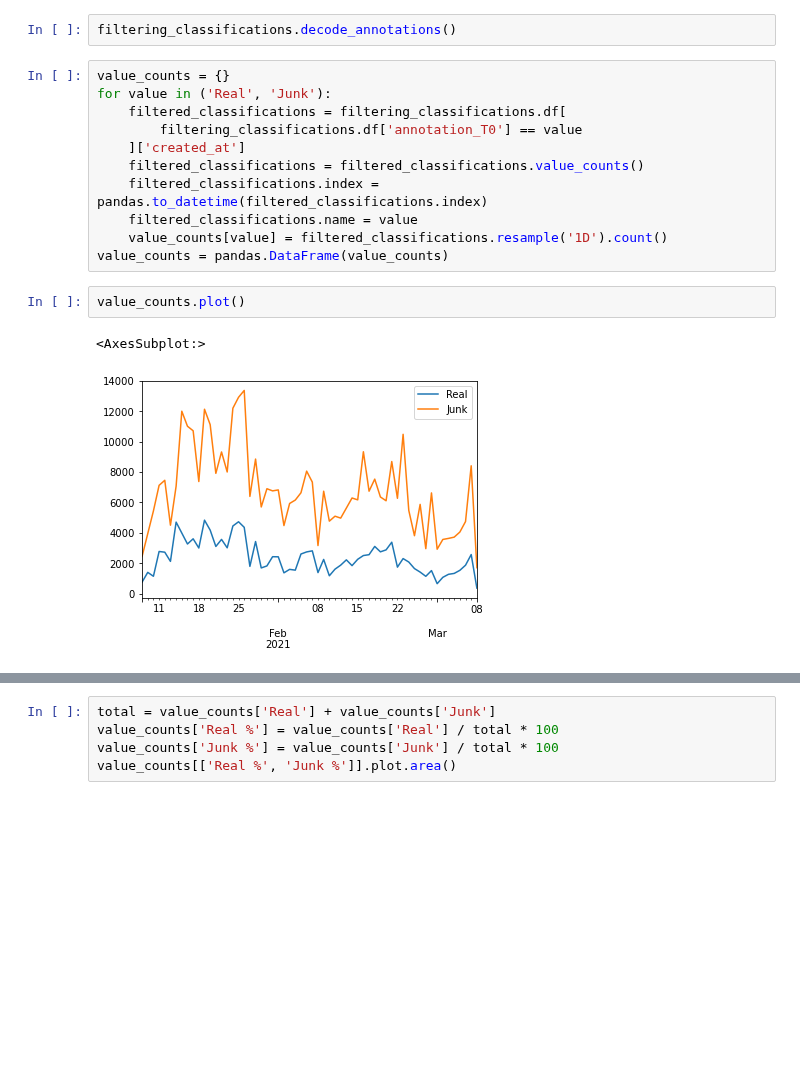
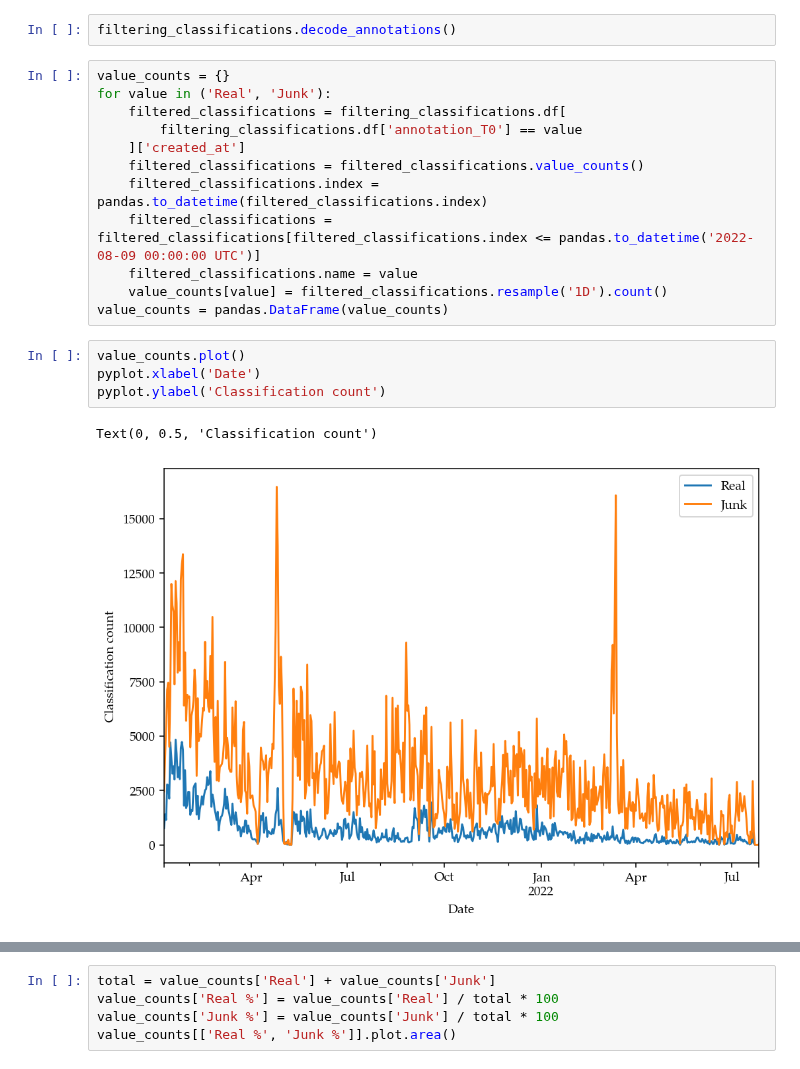
Before and after one commit to adammcmaster/superwasp-tools, a Jupyter notebook: junk_vs_real_classifications.ipynb, the cells around one changed output, grey strips where cells are left out. Saved outputs shown, nothing was run; the diff lists cells and outputs as text; blank space fills up the shorter version.

```diff
--- a/junk_vs_real_classifications.ipynb
+++ b/junk_vs_real_classifications.ipynb
@@ -21,14 +31,17 @@ for value in ('Real', 'Junk'):
     ]['created_at']
     filtered_classifications = filtered_classifications.value_counts()
     filtered_classifications.index = pandas.to_datetime(filtered_classifications.index)
+    filtered_classifications = filtered_classifications[filtered_classifications.index <= pandas.to_datetime('2022-08-09 00:00:00 UTC')]
     filtered_classifications.name = value
     value_counts[value] = filtered_classifications.resample('1D').count()
 value_counts = pandas.DataFrame(value_counts)
-# %%
-value_counts.plot()
-# %% [output]
-<AxesSubplot:>
-[figure, removed]
+# %%
+value_counts.plot()
+pyplot.xlabel('Date')
+pyplot.ylabel('Classification count')
+# %% [output]
+Text(0, 0.5, 'Classification count')
+[figure, added]
 # %%
 diff = value_counts['Real'] - value_counts['Junk']
 value_counts['Real diff'] = diff
```
Also changed, not shown: parts of 2 cells of this notebook, 2 other files.
